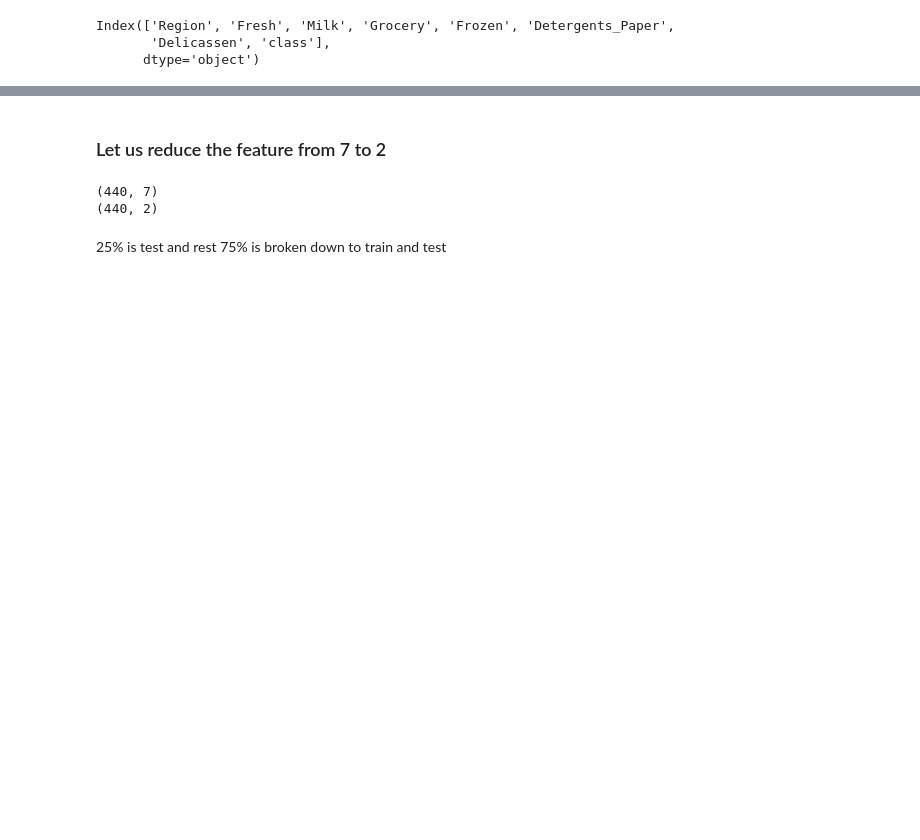
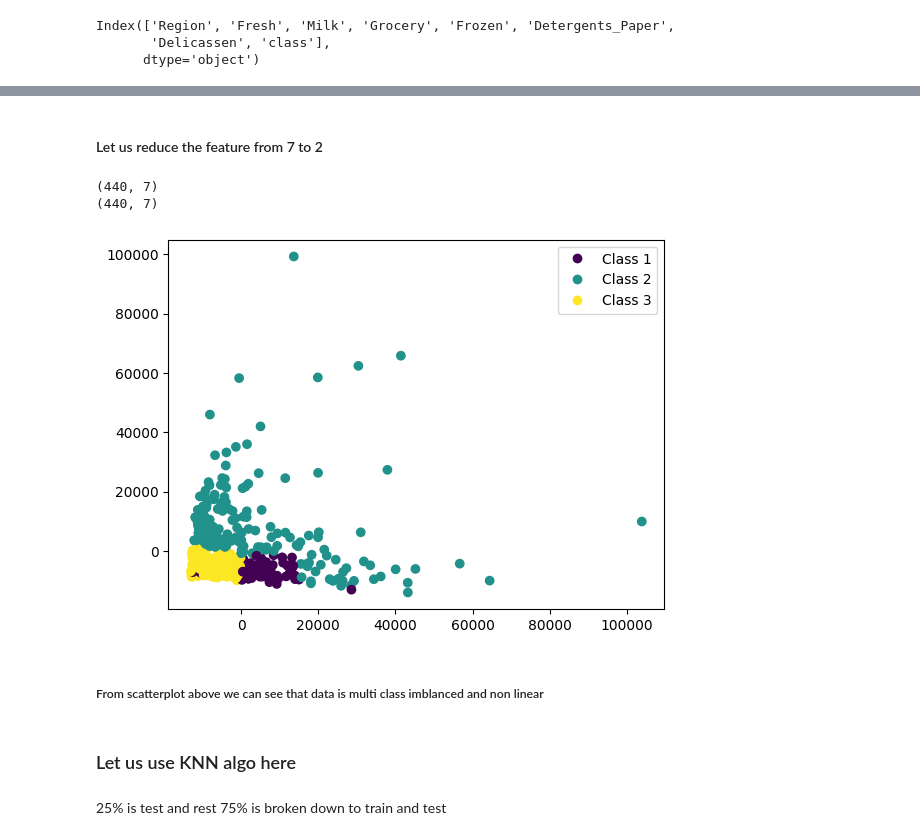
Before and after one commit to AntaraR12/Blinkit_DA, a Jupyter notebook: code.ipynb, the cells around one changed output, grey strips where cells are left out. Cells and saved outputs as stored; diff of their text form; code cells hidden in the pictures; blank space fills up the shorter version.

```diff
--- a/code.ipynb
+++ b/code.ipynb
@@ -50,14 +60,22 @@ y = df[['class']].copy()
 # %% [markdown]
-### Let us reduce the feature from 7 to 2
+#### Let us reduce the feature from 7 to 2
 # %%
 from sklearn.decomposition import PCA
 pca = PCA(n_components= 2)
 print(X.shape)
-X = pca.fit_transform(X)
+visualize = pca.fit_transform(X)
 print(X.shape)
 # %% [output]
 (440, 7)
-(440, 2)
+(440, 7)
+# %%
+scatter_visualize(viz1 = visualize[:,0], viz2= visualize[:,1], y_label= y.values[:,0])
+# %% [output]
+[figure, added]
+# %% [markdown]
+##### From scatterplot above we can see that data is multi class imblanced and non linear
+# %% [markdown]
+### Let us use KNN algo here
 # %% [markdown]
 25% is test and rest 75% is broken down to train and test
 # %%
```
Also changed, not shown: parts of 29 cells of this notebook.
